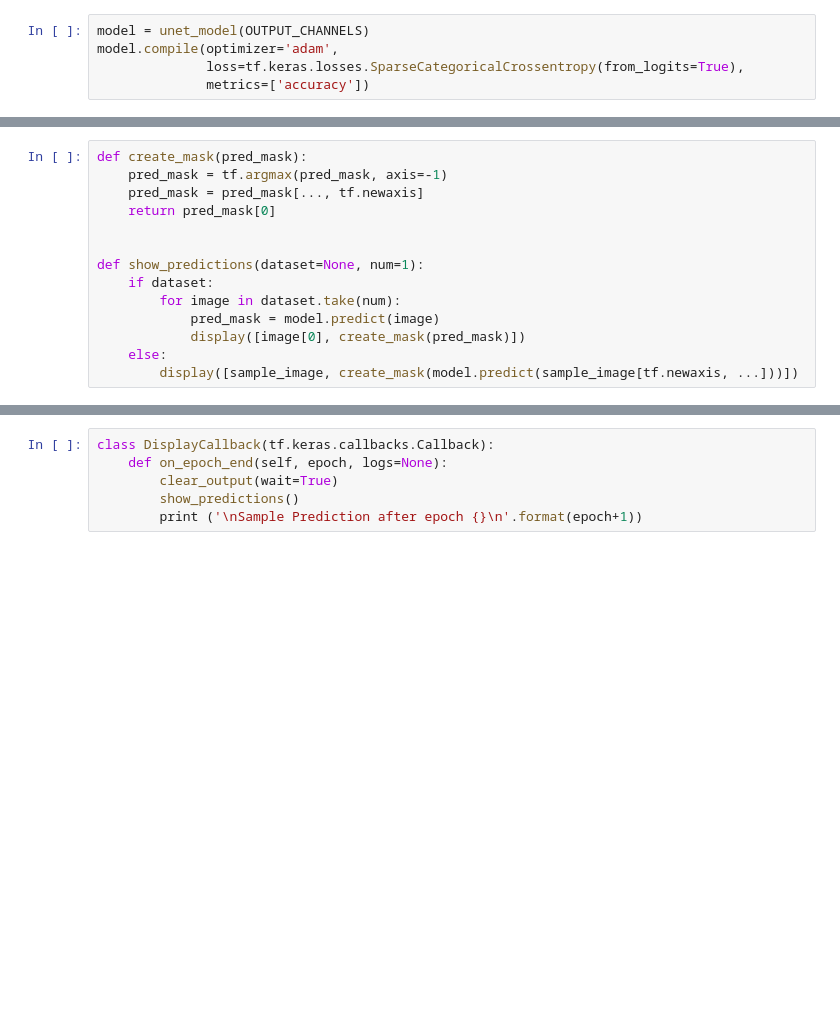
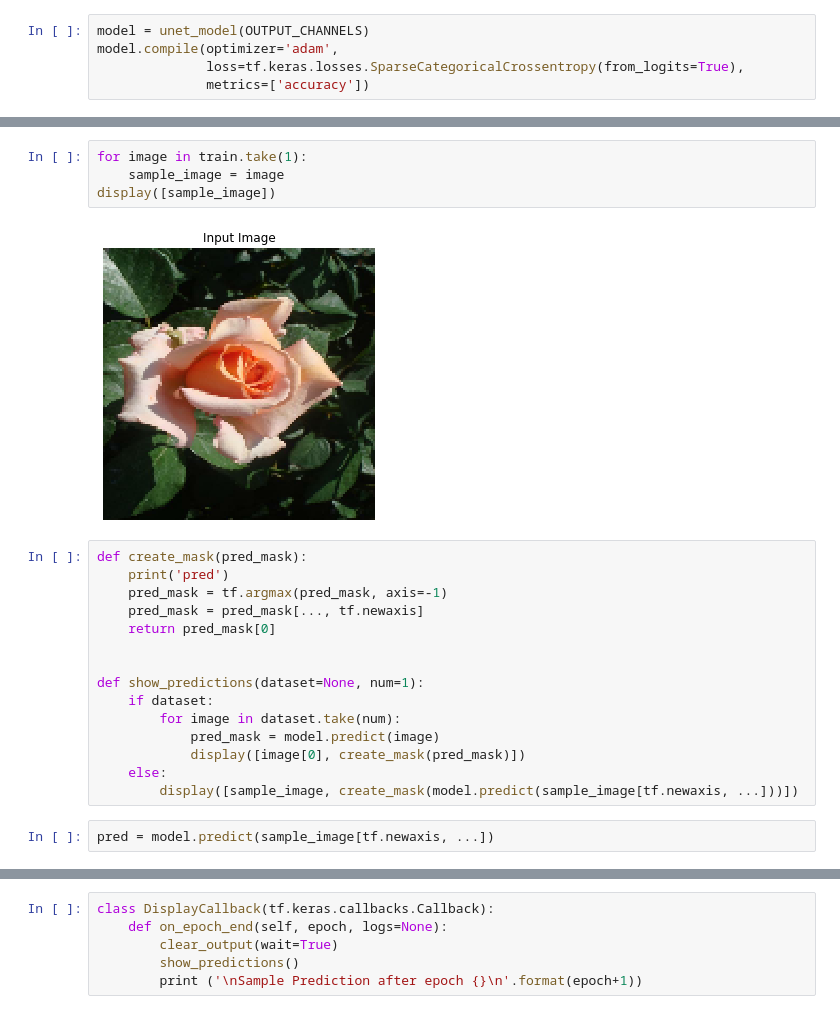
Before and after one commit to Nickel-nc/GU_Introduction_To_Neural_Networks, a Jupyter notebook: U-Net_S1.ipynb, the cells around one changed output, grey strips where cells are left out. Drawn from its saved outputs; the diff is of its cells as text; blank space fills up the shorter version.

```diff
--- a/U-Net_S1.ipynb
+++ b/U-Net_S1.ipynb
@@ -179,5 +185,12 @@ Failed to import pydot. You must install pydot and graphviz for `pydotprint` to
+# %%
+for image in train.take(1):
+    sample_image = image
+display([sample_image])
+# %% [output]
+[figure, added]
 # %%
 def create_mask(pred_mask):
+    print('pred')
     pred_mask = tf.argmax(pred_mask, axis=-1)
     pred_mask = pred_mask[..., tf.newaxis]
     return pred_mask[0]
@@ -190,6 +203,8 @@ def show_predictions(dataset=None, num=1):
             display([image[0], create_mask(pred_mask)])
     else:
         display([sample_image, create_mask(model.predict(sample_image[tf.newaxis, ...]))])
+# %%
+pred = model.predict(sample_image[tf.newaxis, ...])
 # %%
 show_predictions()
 # %% [output]
```
Also changed, not shown: parts of 12 cells of this notebook, 5 other files.
